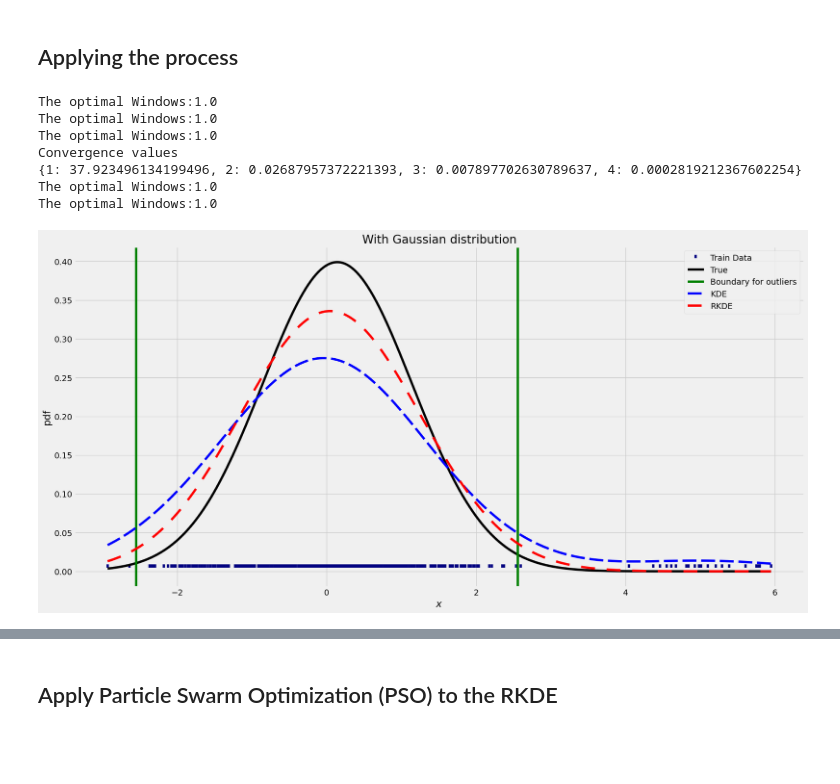
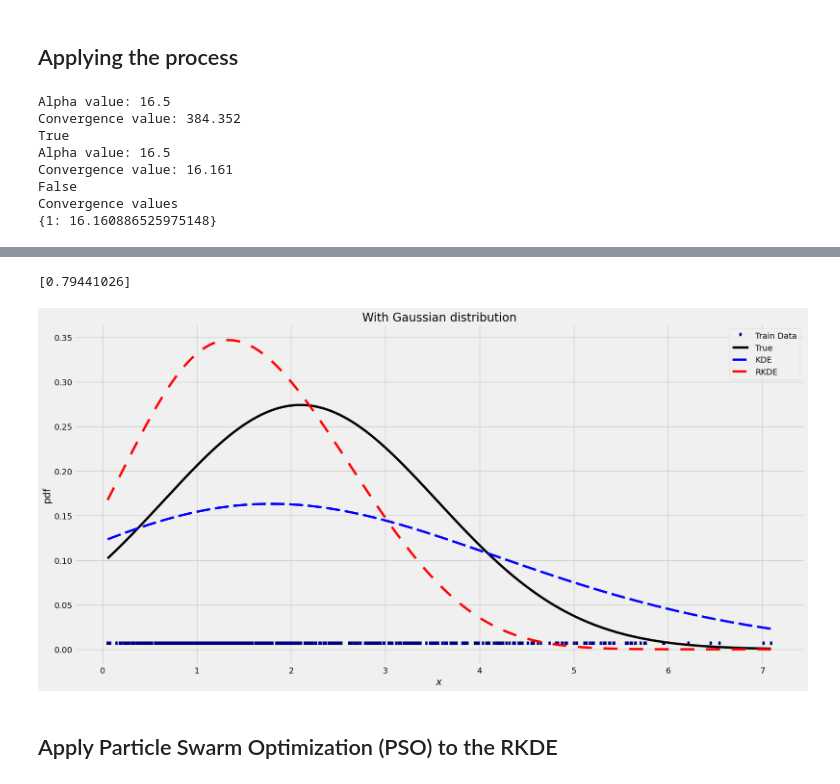
Before and after one commit to biad-iritie/RKDE_paper, a Jupyter notebook: RKDE_clean.ipynb, the cells around one changed output, grey strips where cells are left out. Drawn from its saved outputs; the diff is of its cells as text; code cells hidden in the pictures; blank space fills up the shorter version.

```diff
--- a/RKDE_clean.ipynb
+++ b/RKDE_clean.ipynb
@@ -357,7 +412,7 @@ Weights of the outliers
 # %% [markdown]
 ## Applying the process
 # %%
-def process(X, w_0,objective_func, k=1, alpha=10**(-8),prev_updated_weights = [],convergence_values={})-> None:
+def process(X, w_0, windows, k=1, alpha=10**(-8),prev_updated_weights = [],convergence_values={})-> None:
     #new_weights = []
     updated_weights = []
     humpel_results = []
@@ -418,6 +473,9 @@ def process(X, w_0,objective_func, k=1, alpha=10**(-8),prev_updated_weights = []
     print("Difference = {}".format(diff))
     print("\n") """
     ##if(prev_updated_weights == [] or (diff != None and diff > alpha)  ):
+    print("Alpha value: {}".format(alpha))
+    print("Convergence value: {}".format(np.round(convergence_val,3)))
+    print(np.round(convergence_val,3) > alpha)
     if (np.round(convergence_val,3) > alpha):
 
         # pass the actual updated weights => prev_updated_weights
@@ -432,8 +490,7 @@ def process(X, w_0,objective_func, k=1, alpha=10**(-8),prev_updated_weights = []
         k = k + 1
         """ if k==101 :
             return """
-        objective_func(X)
-        process(X, w_0, objective_func,k,prev_updated_weights=prev_updated_weights,convergence_values=convergence_values)
+        process(X, w_0,k,alpha=alpha, prev_updated_weights=prev_updated_weights,convergence_values=convergence_values)
     else:
         print("Convergence values")
         print(convergence_values)
@@ -443,22 +500,13 @@ def process(X, w_0,objective_func, k=1, alpha=10**(-8),prev_updated_weights = []
         bins = np.linspace(np.min(X_initial),np.max(X_initial),n_samples_final)
         # Calculation of the KDE
         #print("result of bw_cross_validation: {}".format(bw_cross_validation(X_initial)))
-        X_kde = kernel_density_function(bins,X_initial,objective_func(X_initial))
+        #best_bandwidth = bw_pso(X_initial,0,1)
+        X_kde = kernel_density_function(bins,X_initial,windows)
         #new_X = np.random.choice(X,n_samples_final,p=normalized_weights)
         # Calculation of the RKDE with the new weights
         #X_rkde = kernel_density_function_for_rkde(bins,X,normalized_weights,.90)
-        X_rkde = kernel_density_function_for_rkde(bins,X,normalized_weights,objective_func(X))
+        X_rkde = kernel_density_function_for_rkde(bins,X,normalized_weights,bw_pso(X))
 
-        ######## APPLYING PARTICLE SWARM OPTIMIZATION ########
-        # Find the global minimum
-        x_min = min(bins)
-        y_min = min(X_rkde)
-        # Hyper-parameter of the algorithm
-        c1 = c2 = 0.1
-        w = 0.8
-        pbest = bins
-
-        gbest = pbest[:, ]
 
         #### SET UP THE FIGURES ########
         """ fig = plt.figure()
@@ -471,14 +519,16 @@ def process(X, w_0,objective_func, k=1, alpha=10**(-8),prev_updated_weights = []
         #plt.scatter(outliers,[.005] * len(outliers), color='red', s=20, marker='x', label="Outliers")
 
         #plt.plot(bins, .7 * pdf(mu1,sigma1,bins)+ .7 * pdf(mu2,sigma2,bins), color='black', label="True")
-        true_data= pdf(np.mean(X_initial),sigma1,bins)
+        true_data= pdf(np.mean(X_initial),np.var(X_initial),bins)
+        #true_data = norm.pdf(np.mean(X_initial))
         plt.plot(bins,true_data, color='black', label="True")
 
-        plt.axvline(outliers_below,color='green')
-        plt.axvline(outliers_above,color='green', label="Boundary for outliers")
+        """ plt.axvline(outliers_below,color='green')
+        plt.axvline(outliers_above,color='green', label="Boundary for outliers") """
 
         #plt.plot(bins, X, color='black', label="True")
         #plt.plot(bins, pdf(mu2,sigma2,bins), color='black')
+        ##### Plot the distribution Curve  ######
 
         plt.plot(bins, X_kde, color='blue', label="KDE", dashes=[6,2])
         plt.plot(bins, X_rkde, color='red', label="RKDE", dashes=[6,5])
@@ -513,18 +563,14 @@ def process(X, w_0,objective_func, k=1, alpha=10**(-8),prev_updated_weights = []
 #print(sum(weights[-20:]))
 #print("\n")
 #print(sum(new_weights[-20:]))
-# %%
-def f(x:float,y:float):
-    "Objective function"
-    return (x-3.14)**2 + (y-2.72)**2 + np.sin(3*x+1.41) + np.sin(4*y-1.73)
-
-process(X_initial, w_0,bw_cross_validation)
-# %% [output]
-The optimal Windows:1.0
-The optimal Windows:1.0
-The optimal Windows:1.0
-Convergence values
-{1: 37.923496134199496, 2: 0.02687957372221393, 3: 0.007897702630789637, 4: 0.0002819212367602254}
-The optimal Windows:1.0
-The optimal Windows:1.0
-[figure, removed]
+# %%
+process(X_initial, w_0,windows,alpha=16.5)
+# %% [output]
+Alpha value: 16.5
+Convergence value: 384.352
+True
+Alpha value: 16.5
+Convergence value: 16.161
+False
+Convergence values
+{1: 16.160886525975148}
@@ -531,3 +579,5 @@ The optimal Windows:1.0
+[0.79441026]
+[figure, added]
 # %% [markdown]
 ## Apply Particle Swarm Optimization (PSO) to the RKDE
 # %%
```
Also changed, not shown: parts of 2 cells of this notebook, 18 other files.
